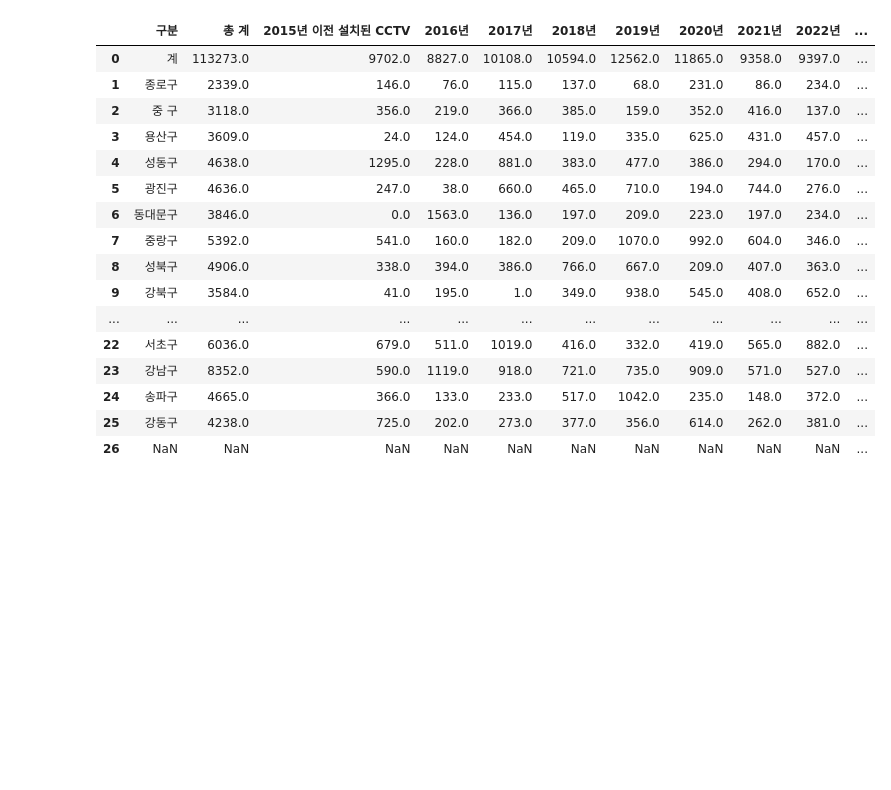
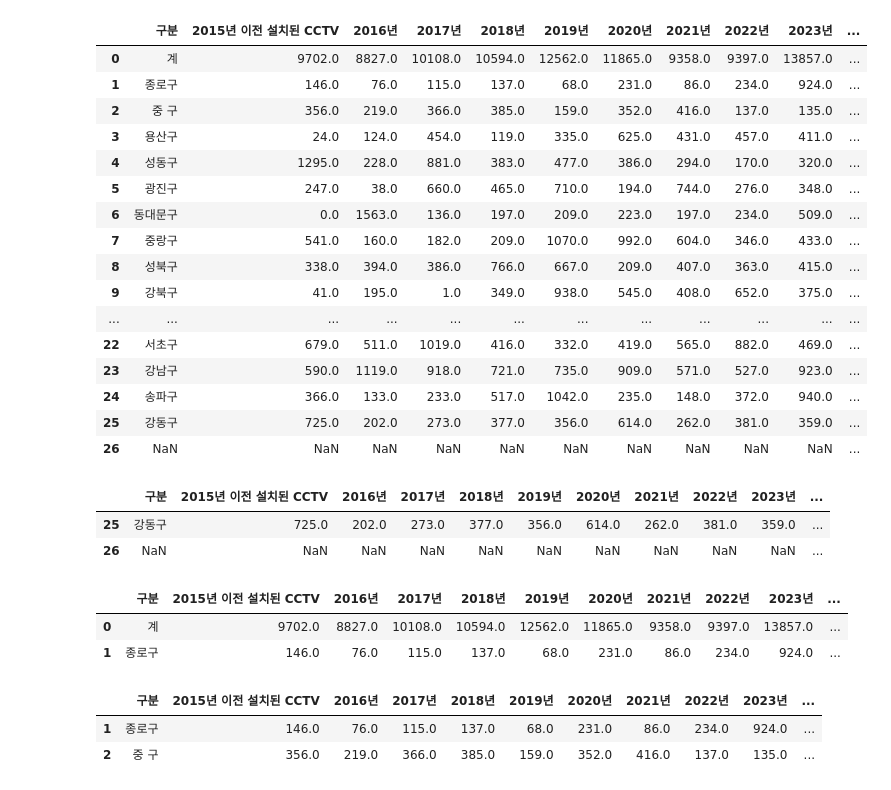
Before and after one commit to joonwoolee-kr/pandassource, a Jupyter notebook: seoul.ipynb, the cells around one changed output. Saved outputs shown, nothing was run; the diff lists cells and outputs as text; code cells hidden in the pictures; blank space fills up the shorter version.

```diff
--- a/seoul.ipynb
+++ b/seoul.ipynb
@@ -19,23 +19,29 @@ warnings.simplefilter(action="ignore")
 # %%
 # cctv
 
-cctv_df = pd.read_excel("./resources/CCTV.xlsx", skiprows=2, usecols="C:N")
+cctv_df = pd.read_excel("./resources/CCTV.xlsx", skiprows=2, usecols="C, E:N")
 cctv_df
 # %% [output]
-|  | 구분 | 총 계 | 2015년 이전 설치된 CCTV | 2016년 | 2017년 | 2018년 | 2019년 | 2020년 | 2021년 | 2022년 | ... |
-| 0 | 계 | 113273.0 | 9702.0 | 8827.0 | 10108.0 | 10594.0 | 12562.0 | 11865.0 | 9358.0 | 9397.0 | ... |
-| 1 | 종로구 | 2339.0 | 146.0 | 76.0 | 115.0 | 137.0 | 68.0 | 231.0 | 86.0 | 234.0 | ... |
-| 2 | 중 구 | 3118.0 | 356.0 | 219.0 | 366.0 | 385.0 | 159.0 | 352.0 | 416.0 | 137.0 | ... |
-| 3 | 용산구 | 3609.0 | 24.0 | 124.0 | 454.0 | 119.0 | 335.0 | 625.0 | 431.0 | 457.0 | ... |
-| 4 | 성동구 | 4638.0 | 1295.0 | 228.0 | 881.0 | 383.0 | 477.0 | 386.0 | 294.0 | 170.0 | ... |
-| 5 | 광진구 | 4636.0 | 247.0 | 38.0 | 660.0 | 465.0 | 710.0 | 194.0 | 744.0 | 276.0 | ... |
-| 6 | 동대문구 | 3846.0 | 0.0 | 1563.0 | 136.0 | 197.0 | 209.0 | 223.0 | 197.0 | 234.0 | ... |
-| 7 | 중랑구 | 5392.0 | 541.0 | 160.0 | 182.0 | 209.0 | 1070.0 | 992.0 | 604.0 | 346.0 | ... |
-| 8 | 성북구 | 4906.0 | 338.0 | 394.0 | 386.0 | 766.0 | 667.0 | 209.0 | 407.0 | 363.0 | ... |
-| 9 | 강북구 | 3584.0 | 41.0 | 195.0 | 1.0 | 349.0 | 938.0 | 545.0 | 408.0 | 652.0 | ... |
+|  | 구분 | 2015년 이전 설치된 CCTV | 2016년 | 2017년 | 2018년 | 2019년 | 2020년 | 2021년 | 2022년 | 2023년 | ... |
+| 0 | 계 | 9702.0 | 8827.0 | 10108.0 | 10594.0 | 12562.0 | 11865.0 | 9358.0 | 9397.0 | 13857.0 | ... |
+| 1 | 종로구 | 146.0 | 76.0 | 115.0 | 137.0 | 68.0 | 231.0 | 86.0 | 234.0 | 924.0 | ... |
+| 2 | 중 구 | 356.0 | 219.0 | 366.0 | 385.0 | 159.0 | 352.0 | 416.0 | 137.0 | 135.0 | ... |
+| 3 | 용산구 | 24.0 | 124.0 | 454.0 | 119.0 | 335.0 | 625.0 | 431.0 | 457.0 | 411.0 | ... |
+| 4 | 성동구 | 1295.0 | 228.0 | 881.0 | 383.0 | 477.0 | 386.0 | 294.0 | 170.0 | 320.0 | ... |
+| 5 | 광진구 | 247.0 | 38.0 | 660.0 | 465.0 | 710.0 | 194.0 | 744.0 | 276.0 | 348.0 | ... |
+| 6 | 동대문구 | 0.0 | 1563.0 | 136.0 | 197.0 | 209.0 | 223.0 | 197.0 | 234.0 | 509.0 | ... |
+| 7 | 중랑구 | 541.0 | 160.0 | 182.0 | 209.0 | 1070.0 | 992.0 | 604.0 | 346.0 | 433.0 | ... |
+| 8 | 성북구 | 338.0 | 394.0 | 386.0 | 766.0 | 667.0 | 209.0 | 407.0 | 363.0 | 415.0 | ... |
+| 9 | 강북구 | 41.0 | 195.0 | 1.0 | 349.0 | 938.0 | 545.0 | 408.0 | 652.0 | 375.0 | ... |
 | ... | ... | ... | ... | ... | ... | ... | ... | ... | ... | ... | ... |
-| 22 | 서초구 | 6036.0 | 679.0 | 511.0 | 1019.0 | 416.0 | 332.0 | 419.0 | 565.0 | 882.0 | ... |
-| 23 | 강남구 | 8352.0 | 590.0 | 1119.0 | 918.0 | 721.0 | 735.0 | 909.0 | 571.0 | 527.0 | ... |
-| 24 | 송파구 | 4665.0 | 366.0 | 133.0 | 233.0 | 517.0 | 1042.0 | 235.0 | 148.0 | 372.0 | ... |
-| 25 | 강동구 | 4238.0 | 725.0 | 202.0 | 273.0 | 377.0 | 356.0 | 614.0 | 262.0 | 381.0 | ... |
+| 22 | 서초구 | 679.0 | 511.0 | 1019.0 | 416.0 | 332.0 | 419.0 | 565.0 | 882.0 | 469.0 | ... |
+| 23 | 강남구 | 590.0 | 1119.0 | 918.0 | 721.0 | 735.0 | 909.0 | 571.0 | 527.0 | 923.0 | ... |
+| 24 | 송파구 | 366.0 | 133.0 | 233.0 | 517.0 | 1042.0 | 235.0 | 148.0 | 372.0 | 940.0 | ... |
+| 25 | 강동구 | 725.0 | 202.0 | 273.0 | 377.0 | 356.0 | 614.0 | 262.0 | 381.0 | 359.0 | ... |
 | 26 | NaN | NaN | NaN | NaN | NaN | NaN | NaN | NaN | NaN | NaN | ... |
+# %%
+cctv_df.tail(2)
+# %% [output]
+|  | 구분 | 2015년 이전 설치된 CCTV | 2016년 | 2017년 | 2018년 | 2019년 | 2020년 | 2021년 | 2022년 | 2023년 | ... |
+| 25 | 강동구 | 725.0 | 202.0 | 273.0 | 377.0 | 356.0 | 614.0 | 262.0 | 381.0 | 359.0 | ... |
+| 26 | NaN | NaN | NaN | NaN | NaN | NaN | NaN | NaN | NaN | NaN | ... |
@@ -41,0 +52,6 @@ cctv_df
+# %%
+cctv_df.head(2)
+# %% [output]
+|  | 구분 | 2015년 이전 설치된 CCTV | 2016년 | 2017년 | 2018년 | 2019년 | 2020년 | 2021년 | 2022년 | 2023년 | ... |
+| 0 | 계 | 9702.0 | 8827.0 | 10108.0 | 10594.0 | 12562.0 | 11865.0 | 9358.0 | 9397.0 | 13857.0 | ... |
+| 1 | 종로구 | 146.0 | 76.0 | 115.0 | 137.0 | 68.0 | 231.0 | 86.0 | 234.0 | 924.0 | ... |
@@ -41,0 +61,6 @@ cctv_df
+# %%
+cctv_df.head(2)
+# %% [output]
+|  | 구분 | 2015년 이전 설치된 CCTV | 2016년 | 2017년 | 2018년 | 2019년 | 2020년 | 2021년 | 2022년 | 2023년 | ... |
+| 1 | 종로구 | 146.0 | 76.0 | 115.0 | 137.0 | 68.0 | 231.0 | 86.0 | 234.0 | 924.0 | ... |
+| 2 | 중 구 | 356.0 | 219.0 | 366.0 | 385.0 | 159.0 | 352.0 | 416.0 | 137.0 | 135.0 | ... |
```
Also changed, not shown: parts of 46 cells of this notebook, 4 other files.
